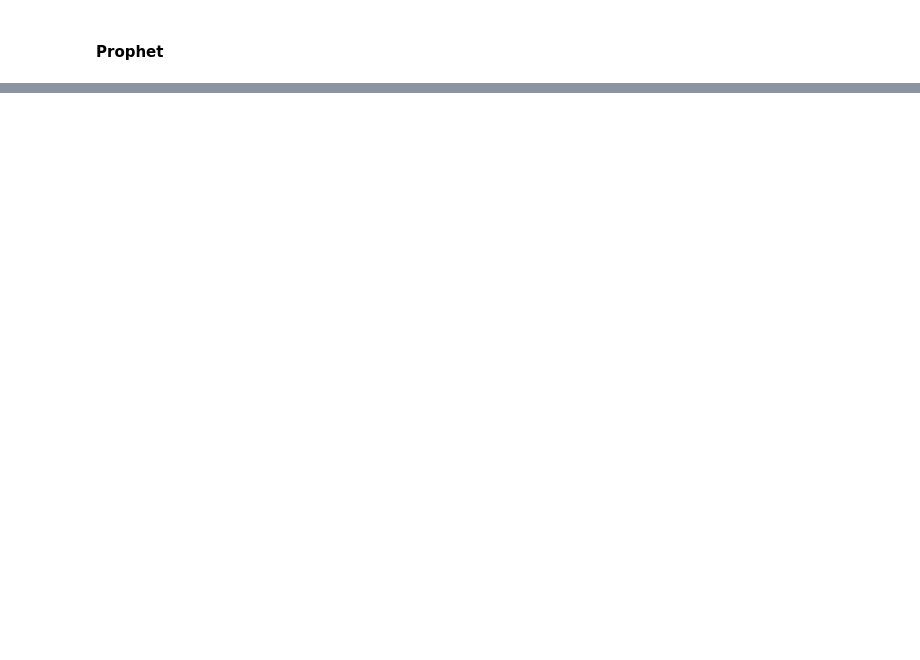
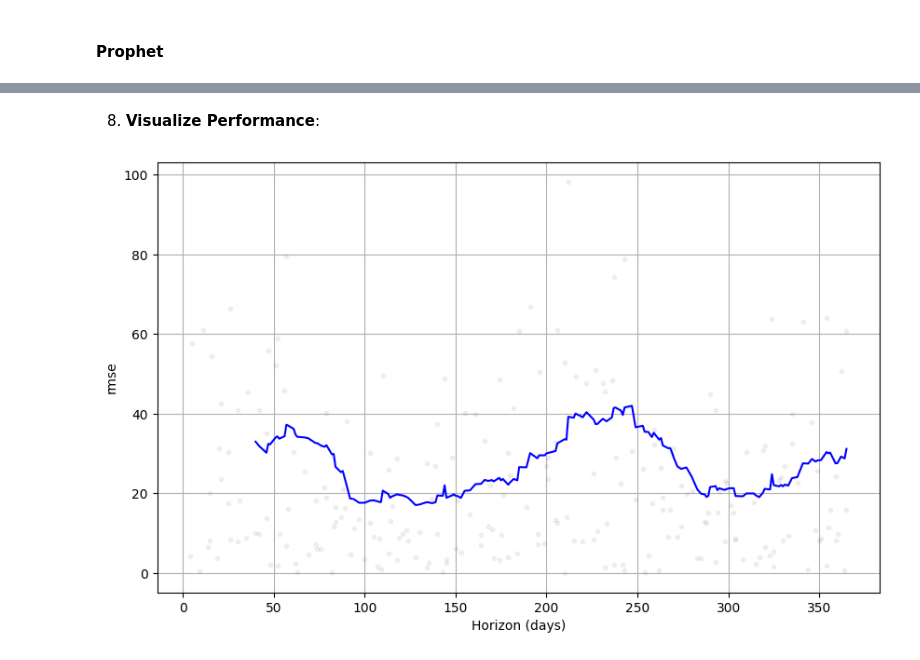
Before and after one commit to natapone/learning_ai_by_coding, a Jupyter notebook: 1-4_statistic.ipynb, the cells around one changed output, grey strips where cells are left out. Cells and saved outputs as stored; diff of their text form; code cells hidden in the pictures; blank space fills up the shorter version.

```diff
--- a/1-4_statistic.ipynb
+++ b/1-4_statistic.ipynb
@@ -862,0 +997,10 @@ plt.show()
+# %%
+import pandas as pd
+from prophet import Prophet
+import matplotlib.pyplot as plt
+
+# Sample data: Airline passengers
+df = pd.read_csv('./data/airline-passengers.csv')
+df.columns = ["ds", "y"]  # Prophet requires the column names to be ds and y
+
+print(df.head())
@@ -862,0 +1016,4 @@ plt.show()
+# %%
+# Initialize Prophet and fit the data
+model = Prophet()
+model.fit(df)
@@ -862,0 +1055,6 @@ plt.show()
+# %%
+from prophet.diagnostics import cross_validation
+
+# Here, we do cross-validation to assess prediction performance on a horizon of 365 days,
+# starting with 730 days of training data in the first cutoff and then making predictions every 180 days.
+df_cv = cross_validation(model, initial='730 days', period='180 days', horizon='365 days')
@@ -862,0 +1084,8 @@ plt.show()
+# %% [markdown]
+8. **Visualize Performance**:
+# %%
+from prophet.plot import plot_cross_validation_metric
+
+fig = plot_cross_validation_metric(df_cv, metric='rmse')
+# %% [output]
+[figure, added]
```
Also changed, not shown: parts of 30 cells of this notebook, 1 other file.
